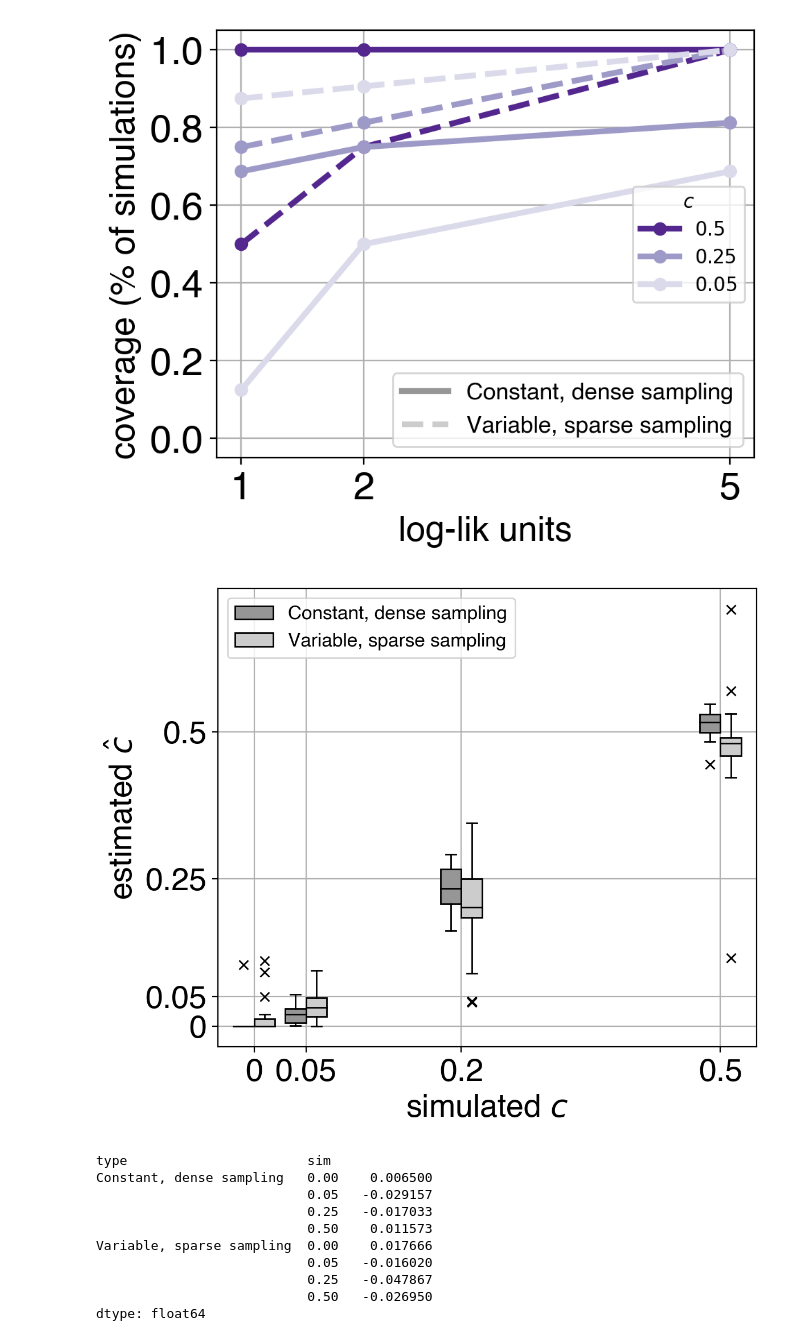
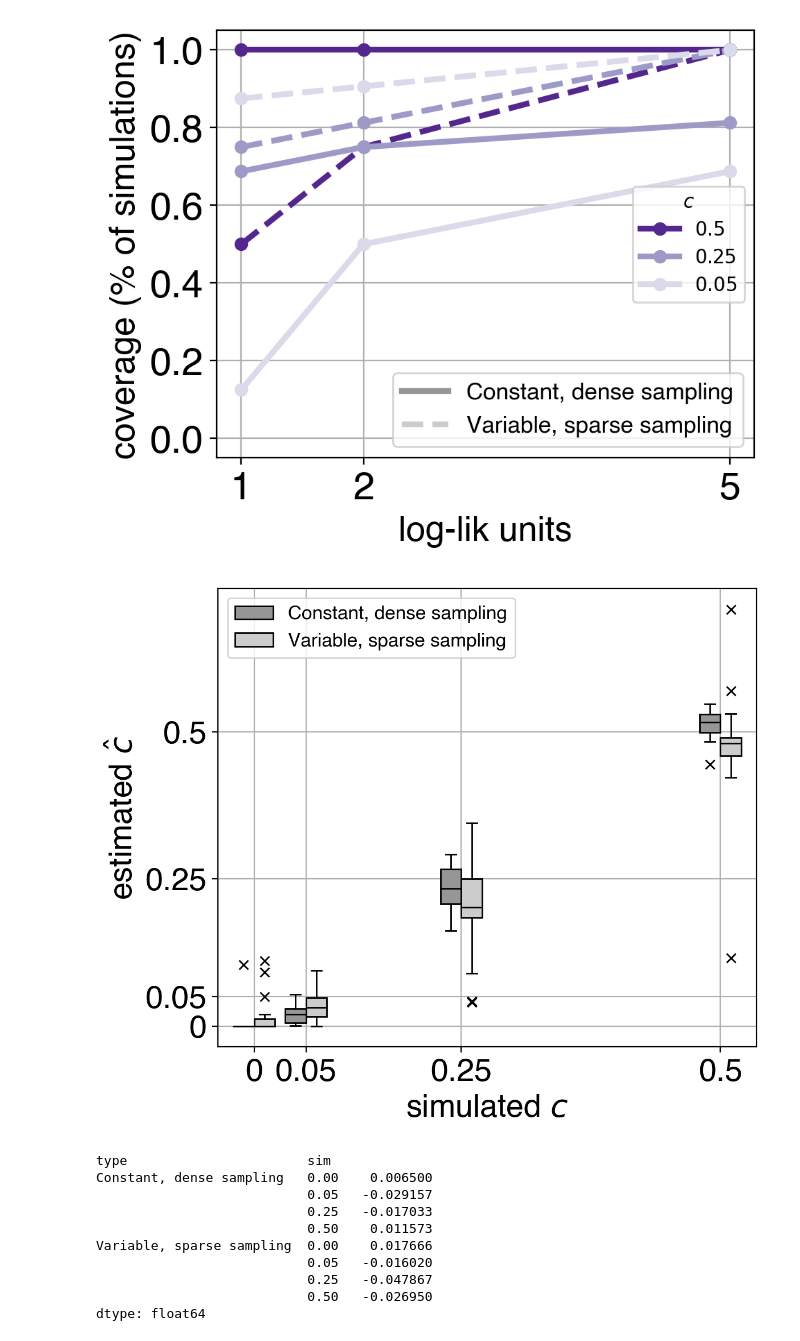
Before and after one commit to NovembreLab/feems, a Jupyter notebook: docs/notebooks/est-long-range.ipynb, the cells around one changed output. Saved outputs shown, nothing was run; the diff lists cells and outputs as text; code cells hidden in the pictures.

```diff
--- a/docs/notebooks/est-long-range.ipynb
+++ b/docs/notebooks/est-long-range.ipynb
@@ -1030,0 +997,34 @@ Assigning samples to nodes...done.
+# %%
+# results = pd.read_csv("/Users/vivaswatshastry/Google Drive/Other computers/My Mac mini/Documents/feemsResults/results/admixture/dense_samp_c25.csv", index_col=0)
+# with open('/Users/vivaswatshastry/Google Drive/Other computers/My Mac mini/Documents/feemsResults/results/admixture/sparse_samp_sims_c25.pkl', 'rb') as fp:
+#     sims = pickle.load(fp)
+# lambcdf = pd.DataFrame(columns=['est','lamb','lambq'])
+# lambcdf['lamb'] = np.array(list(it.product([20.,1.,0.05],[20.,1.,0.05]))*16)[:,0]
+# lambcdf['lambq'] = np.array(list(it.product([20.,1.,0.05],[20.,1.,0.05]))*16)[:,1]
+# lambcdf['lq'] = lambcdf.apply(lambda x: '('+str(x['lamb'])+', '+str(x['lambq'])+')',axis=1)
+# lambcdf = pd.concat([lambcdf, lambcdf], ignore_index=True)
+# lambcdf['method'] = ['Constant, dense sampling']*144+['Variable, sparse sampling']*144
+# for rep in range(16):
+#     sp_graph = SpatialGraph(sims[rep][0], coord_def, grid_def, edge_def)
+#     for i in range(9):
+#         sp_graph.fit(lamb=lambcdf['lamb'].iloc[rep*9+i],lamb_q=lambcdf['lambq'].iloc[rep*9+i],optimize_q='n-dim',factr=1e9)
+#         sp_graph.fit(lamb=lambcdf['lamb'].iloc[rep*9+i],lamb_q=lambcdf['lambq'].iloc[rep*9+i],optimize_q='n-dim',option='onlyc',long_range_edges=[(51,44)],factr=1e9)
+#         lambcdf['est'].at[rep*9+i] = sp_graph.c[0]
+
+#     print(lambcdf['est'].iloc[rep:rep+9])
+for rep in range(16):
+    coord = sims[i][3][list(range(np.sum(sims[i][1][:51])//2))+list(range(np.sum(sims[i][1][:52])//2,np.sum(sims[i][1])//2)),:]
+    gen_test = sims[i][0][list(range(np.sum(sims[i][1][:51])//2))+list(range(np.sum(sims[i][1][:52])//2,np.sum(sims[i][1])//2)),:]
+    gen_test = np.delete(gen_test,np.where(gen_test.sum(axis=0)==0)[0],1)
+    gen_test = np.delete(gen_test,np.where(gen_test.sum(axis=0)==2*gen_test.shape[0])[0],1)
+
+    ## creating the object
+    sp_graph = SpatialGraph(gen_test, coord, grid_def, edge_def)
+    for i in range(9):
+        sp_graph.fit(lamb=lambcdf['lamb'].iloc[rep*9+i],lamb_q=lambcdf['lambq'].iloc[rep*9+i],optimize_q='n-dim',factr=1e6)
+        try:
+            sp_graph.fit(lamb=lambcdf['lamb'].iloc[rep*9+i],lamb_q=lambcdf['lambq'].iloc[rep*9+i],optimize_q='n-dim',option='onlyc',long_range_edges=[(51,44)],factr=1e7)
+        except:
+            sp_graph.fit(lamb=lambcdf['lamb'].iloc[rep*9+i],lamb_q=lambcdf['lambq'].iloc[rep*9+i],optimize_q='1-dim',factr=1e6)
+            sp_graph.fit(lamb=lambcdf['lamb'].iloc[rep*9+i],lamb_q=lambcdf['lambq'].iloc[rep*9+i],optimize_q='1-dim',option='onlyc',long_range_edges=[(51,44)],factr=1e7)
+        lambcdf['est'].at[rep*9+i+144] = sp_graph.c[0]
@@ -1069,34 +1093,34 @@ plt.show()
 # %%
 positions = [1, 2, 5, 10]
 types = cdf['type'].unique()
 colors = ['#969696', '#cccccc']
 
 plt.figure(dpi=200, figsize=(6, 5))
 
 for i, t in enumerate(types):
     data = [cdf[(cdf['sim'] == x) & (cdf['type'] == t)]['est'] for x in [0,0.05,0.25,0.5]]
     bp = plt.boxplot(data, positions=np.array(positions) + 0.2*(-1 if i == 0 else 1),
                      widths=0.4, patch_artist=True, sym='x')
     plt.setp(bp['medians'], color='k')
 
     for patch in bp['boxes']:
         patch.set_facecolor(colors[i])
 
-plt.xticks(ticks=[1,2,5,10],labels=[0,0.05,0.2,0.5], fontsize=20)
+plt.xticks(ticks=[1,2,5,10],labels=[0,0.05,0.25,0.5], fontsize=20)
 plt.yticks([0, 0.05, 0.25, 0.5], labels=['0', '0.05', '0.25', '0.5'], fontsize=20)
 plt.ylabel(r'estimated $\hat c$', fontsize=20)
 plt.xlabel(r'simulated $c$', fontsize=20)
 plt.grid(True)
 
 # Create a custom legend
 from matplotlib.patches import Patch
 legend_elements = [Patch(facecolor=colors[i], edgecolor='black', label=t) for i, t in enumerate(types)]
 plt.legend(handles=legend_elements, fontsize=12)
 
 plt.tight_layout()
 plt.show()
 # %% [output]
-[figure, old version]
+[figure, new version]
 # %%
 # plt.plot(range(1,11),[np.sum(np.array(MLEdiff)>-l)/16 for l in range(1,11)], 'k-o'); plt.xticks([1,2,5,10]); plt.title('True source is MLE: {:d} times'.format(np.sum(np.array(MLEdiff)==0)))
 # cdf = pd.DataFrame(index=range(128),columns=['type','est','sim'])
```
Also changed, not shown: parts of 5 cells of this notebook, 3 other files.
